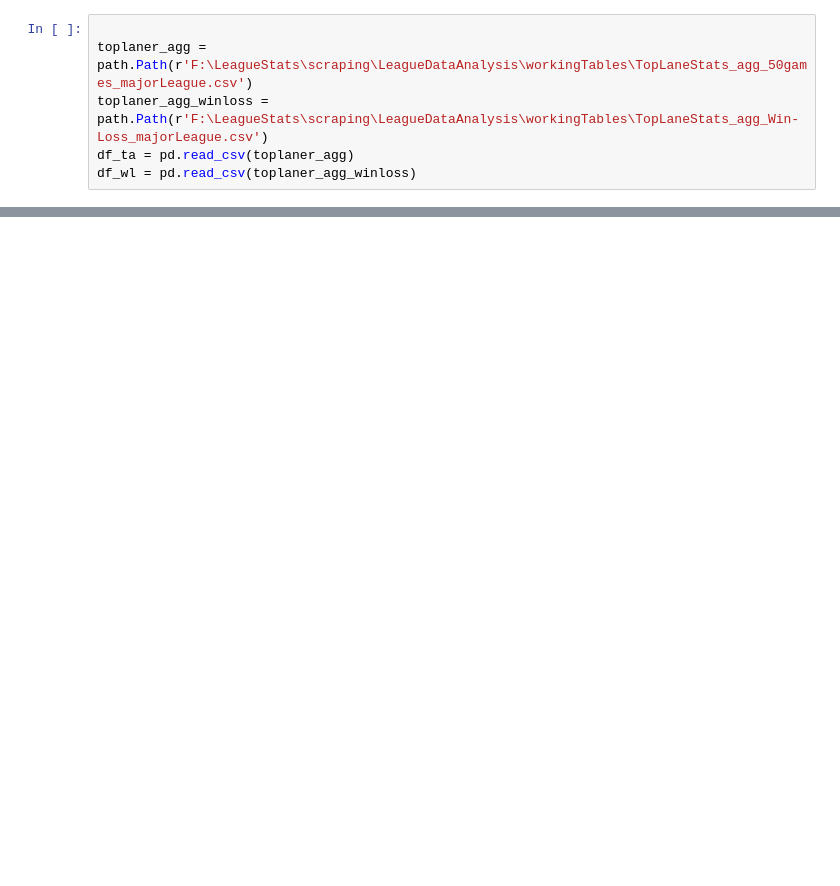
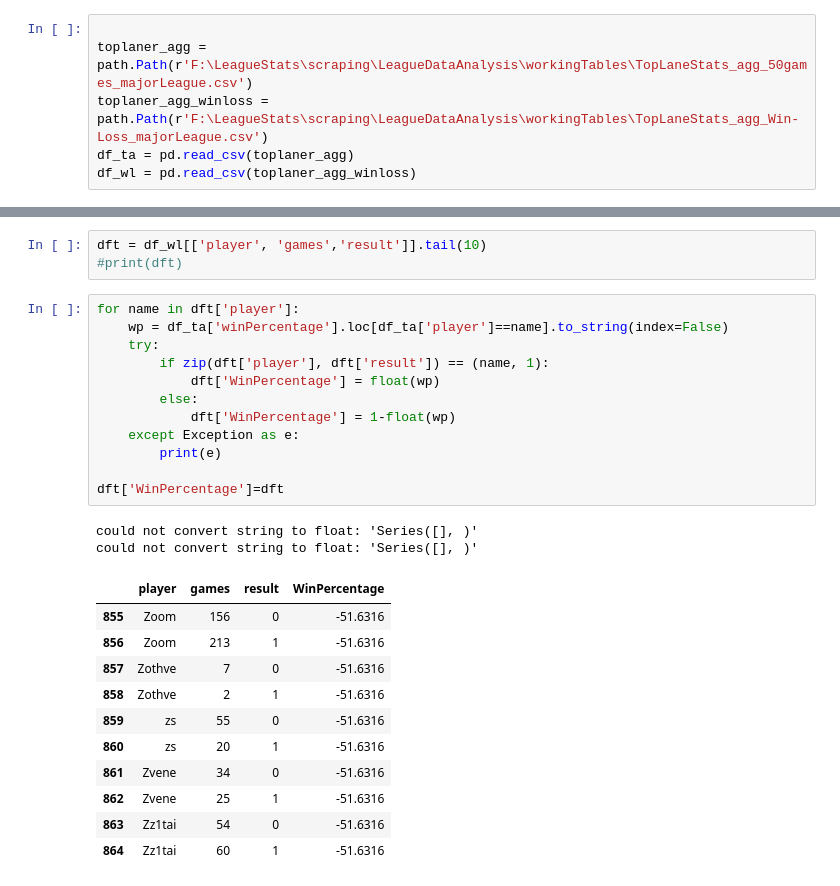
Before and after one commit to Slusks/LeagueDataAnalysis, a Jupyter notebook: toplaneranalysis.ipynb, the cells around one changed output, grey strips where cells are left out. Saved outputs shown, nothing was run; the diff lists cells and outputs as text; blank space fills up the shorter version.

Commit message:
Working with Dataframe
Trying to make dataframes so I can make useful charts comparing average earned goldshare against win percentage on a normal distributions

```diff
--- a/toplaneranalysis.ipynb
+++ b/toplaneranalysis.ipynb
@@ -50,0 +80,29 @@ To exit: use 'exit', 'quit', or Ctrl-D.
+# %%
+dft = df_wl[['player', 'games','result']].tail(10)
+#print(dft)
+# %%
+for name in dft['player']:
+    wp = df_ta['winPercentage'].loc[df_ta['player']==name].to_string(index=False)
+    try:
+        if zip(dft['player'], dft['result']) == (name, 1):
+            dft['WinPercentage'] = float(wp)
+        else:
+            dft['WinPercentage'] = 1-float(wp)
+    except Exception as e:
+        print(e)
+
+dft['WinPercentage']=dft
+# %% [output]
+could not convert string to float: 'Series([], )'
+could not convert string to float: 'Series([], )'
+|  | player | games | result | WinPercentage |
+| 855 | Zoom | 156 | 0 | -51.6316 |
+| 856 | Zoom | 213 | 1 | -51.6316 |
+| 857 | Zothve | 7 | 0 | -51.6316 |
+| 858 | Zothve | 2 | 1 | -51.6316 |
+| 859 | zs | 55 | 0 | -51.6316 |
+| 860 | zs | 20 | 1 | -51.6316 |
+| 861 | Zvene | 34 | 0 | -51.6316 |
+| 862 | Zvene | 25 | 1 | -51.6316 |
+| 863 | Zz1tai | 54 | 0 | -51.6316 |
+| 864 | Zz1tai | 60 | 1 | -51.6316 |
```
Also changed, not shown: parts of 10 cells of this notebook, 1 other file.
